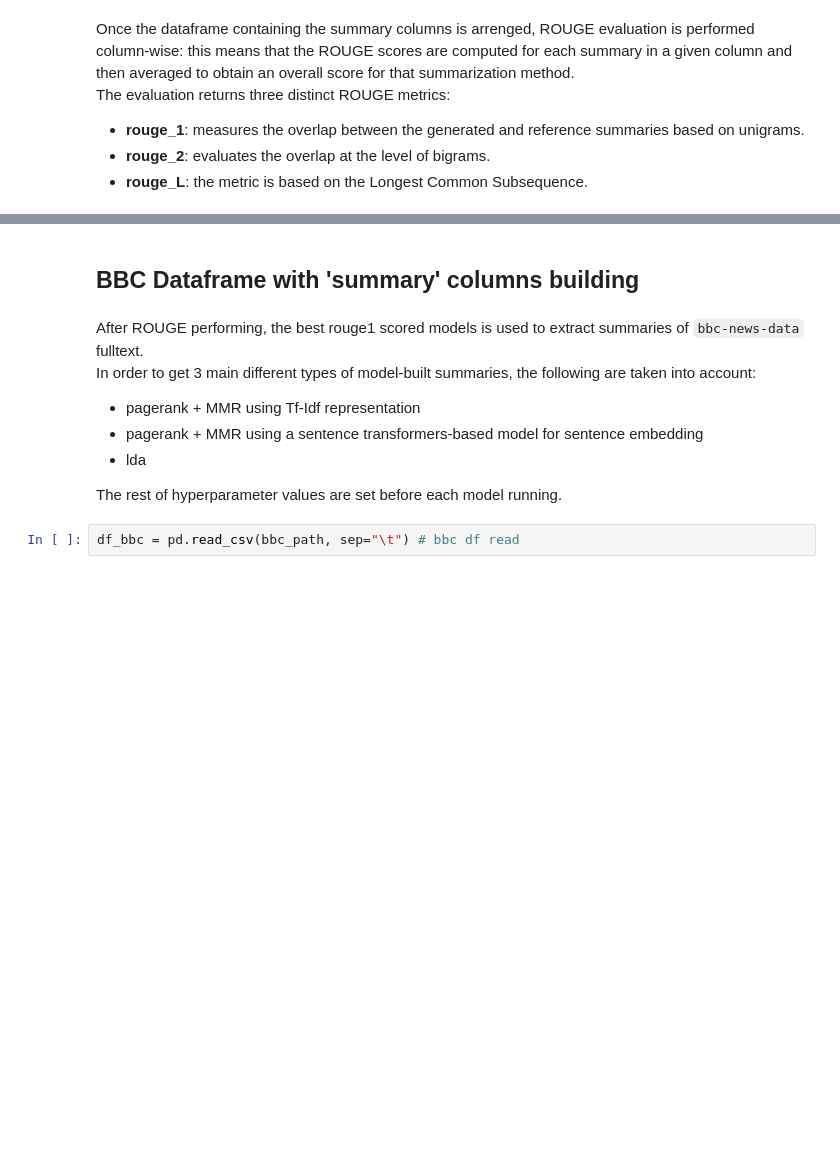
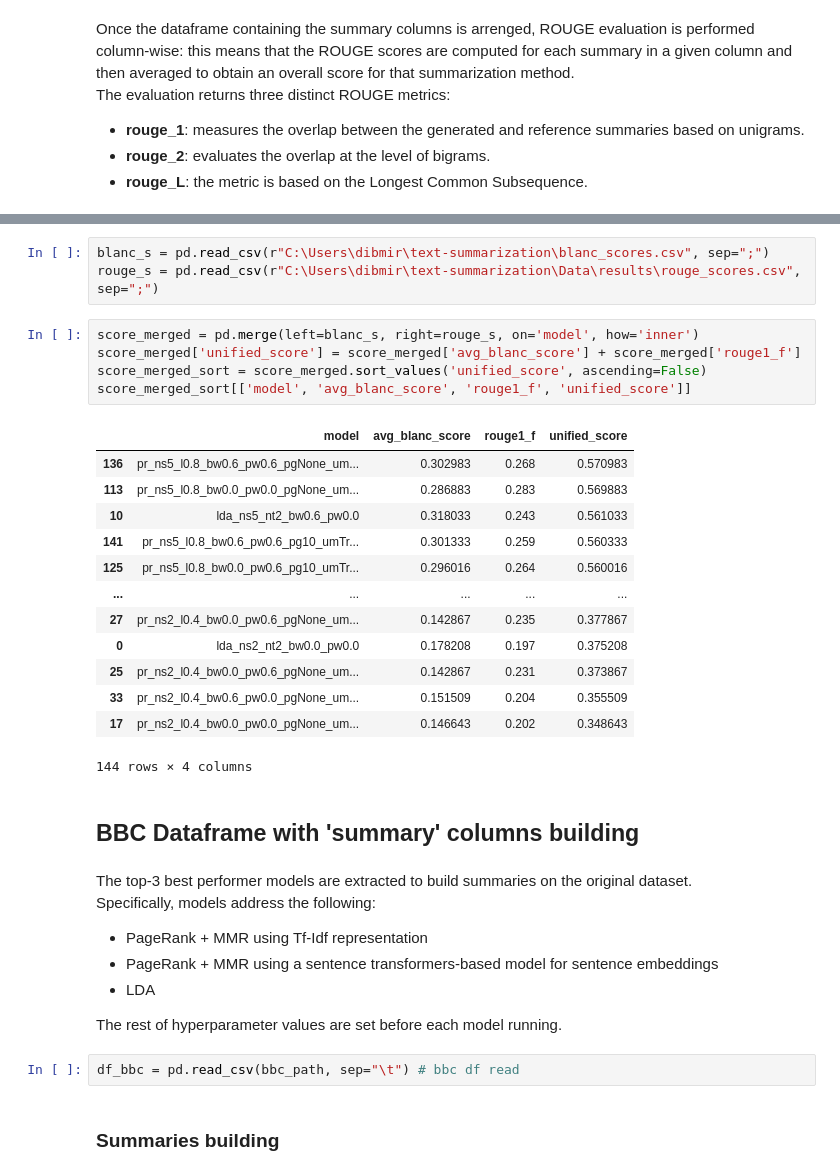
Before and after one commit to mkdib1/text-summarization, a Jupyter notebook: cnn_rouge_tun.ipynb, the cells around one changed output, grey strips where cells are left out. Cells and saved outputs as stored; diff of their text form; blank space fills up the shorter version.

```diff
--- a/cnn_rouge_tun.ipynb
+++ b/cnn_rouge_tun.ipynb
@@ -188,16 +299,40 @@ df_rouge
+# %%
+blanc_s = pd.read_csv(r"C:\Users\dibmir\text-summarization\blanc_scores.csv", sep=";")
+rouge_s = pd.read_csv(r"C:\Users\dibmir\text-summarization\Data\results\rouge_scores.csv", sep=";")
+# %%
+score_merged = pd.merge(left=blanc_s, right=rouge_s, on='model', how='inner')
+score_merged['unified_score'] = score_merged['avg_blanc_score'] + score_merged['rouge1_f']
+score_merged_sort = score_merged.sort_values('unified_score', ascending=False)
+score_merged_sort[['model', 'avg_blanc_score', 'rouge1_f', 'unified_score']]
+# %% [output]
+|  | model | avg_blanc_score | rouge1_f | unified_score |
+| 136 | pr_ns5_l0.8_bw0.6_pw0.6_pgNone_um... | 0.302983 | 0.268 | 0.570983 |
+| 113 | pr_ns5_l0.8_bw0.0_pw0.0_pgNone_um... | 0.286883 | 0.283 | 0.569883 |
+| 10 | lda_ns5_nt2_bw0.6_pw0.0 | 0.318033 | 0.243 | 0.561033 |
+| 141 | pr_ns5_l0.8_bw0.6_pw0.6_pg10_umTr... | 0.301333 | 0.259 | 0.560333 |
+| 125 | pr_ns5_l0.8_bw0.0_pw0.6_pg10_umTr... | 0.296016 | 0.264 | 0.560016 |
+| ... | ... | ... | ... | ... |
+| 27 | pr_ns2_l0.4_bw0.0_pw0.6_pgNone_um... | 0.142867 | 0.235 | 0.377867 |
+| 0 | lda_ns2_nt2_bw0.0_pw0.0 | 0.178208 | 0.197 | 0.375208 |
+| 25 | pr_ns2_l0.4_bw0.0_pw0.6_pgNone_um... | 0.142867 | 0.231 | 0.373867 |
+| 33 | pr_ns2_l0.4_bw0.6_pw0.0_pgNone_um... | 0.151509 | 0.204 | 0.355509 |
+| 17 | pr_ns2_l0.4_bw0.0_pw0.0_pgNone_um... | 0.146643 | 0.202 | 0.348643 |
+144 rows × 4 columns
 # %% [markdown]
 ## BBC Dataframe with 'summary' columns building
 # %% [markdown]
-After ROUGE performing, the best rouge1 scored models is used to extract summaries of `bbc-news-data` fulltext.<br>
-In order to get 3 main different types of model-built summaries, the following are taken into account:
+The top-3 best performer models are extracted to build summaries on the original dataset.<br>
+Specifically, models address the following:
 
-* pagerank + MMR using Tf-Idf representation
-* pagerank + MMR using a sentence transformers-based model for sentence embedding
-* lda
+* PageRank + MMR using Tf-Idf representation
+* PageRank + MMR using a sentence transformers-based model for sentence embeddings
+* LDA
 
 The rest of hyperparameter values are set before each model running.
 # %%
 df_bbc = pd.read_csv(bbc_path, sep="\t") # bbc df read
+# %% [markdown]
+### Summaries building
 # %%
 tqdm.pandas()
 
```
Also changed, not shown: parts of 14 cells of this notebook, 11 other files.
